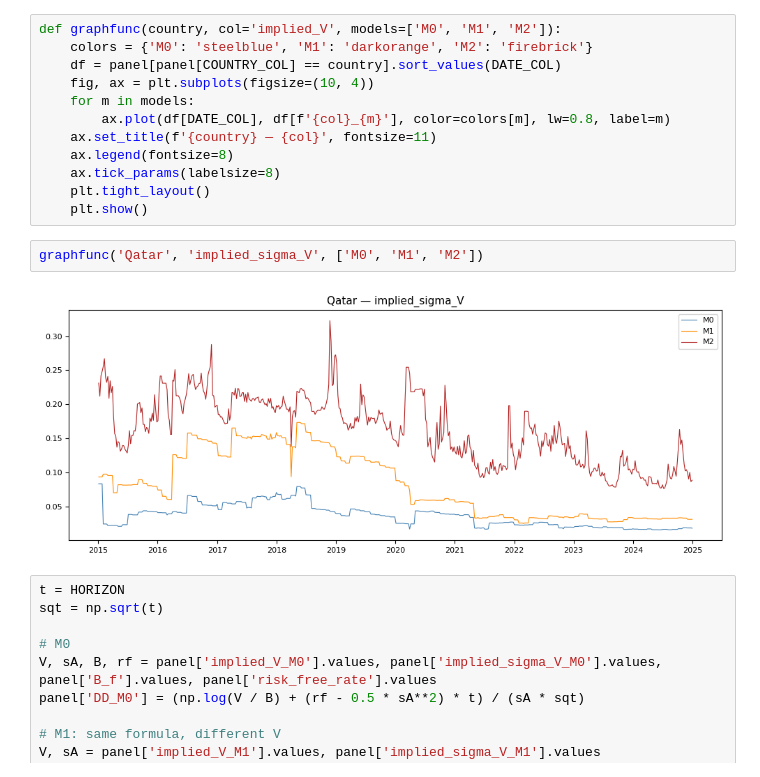
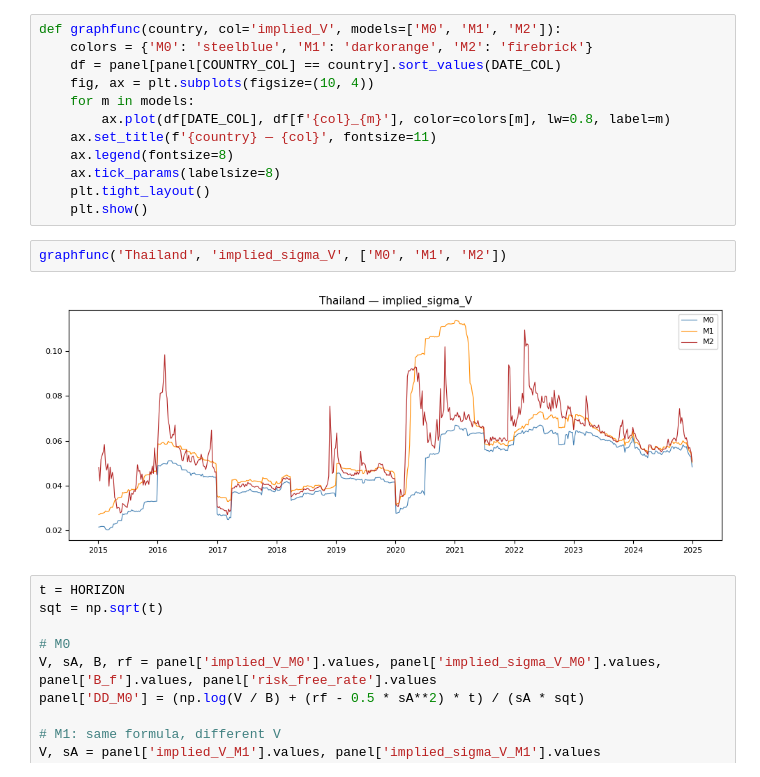
Before and after one commit to juanfp02/commodities_and_sovereigns, a Jupyter notebook: Chapter_03/CCA_results.ipynb, the cells around one changed output. Saved outputs shown, nothing was run; the diff lists cells and outputs as text.

```diff
--- a/Chapter_03/CCA_results.ipynb
+++ b/Chapter_03/CCA_results.ipynb
@@ -102,9 +102,9 @@ def graphfunc(country, col='implied_V', models=['M0', 'M1', 'M2']):
     plt.tight_layout()
     plt.show()
 # %%
-graphfunc('Qatar', 'implied_sigma_V', ['M0', 'M1', 'M2'])
+graphfunc('Thailand', 'implied_sigma_V', ['M0', 'M1', 'M2'])
 # %% [output]
-[figure, old version]
+[figure, new version]
 # %%
 t = HORIZON
 sqt = np.sqrt(t)
```
Also changed, not shown: parts of 11 cells of this notebook, 20 other files.
